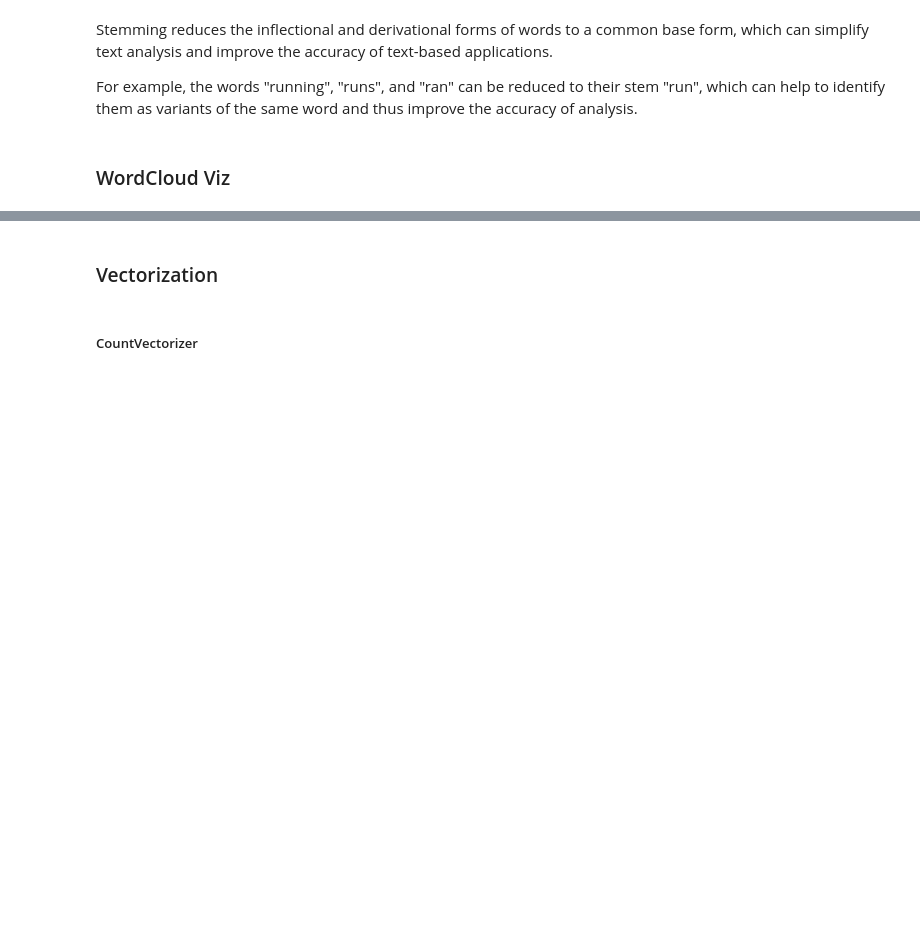
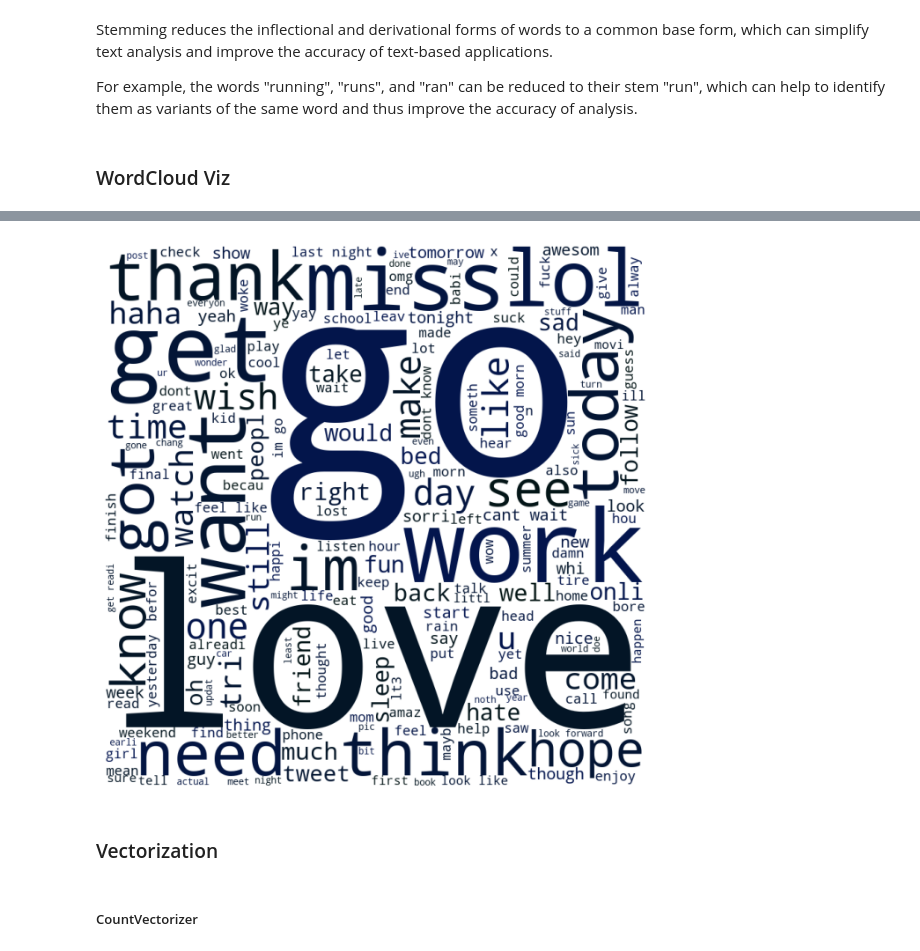
Before and after one commit to vishal-parameswaran/Suicidal_Intent_NLP_Classifier, a Jupyter notebook: Simple models.ipynb, the cells around one changed output, grey strips where cells are left out. Drawn from its saved outputs; the diff is of its cells as text; code cells hidden in the pictures; blank space fills up the shorter version.

```diff
--- a/Simple models.ipynb
+++ b/Simple models.ipynb
@@ -94,20 +129,21 @@ plt.show()
 # %%
-
-stop_words = ["amp", "quot"]
 
 # create a WordCloud object
 wordcloud = WordCloud(stopwords = stop_words,
                       width = 800, height = 800,
                       background_color = "white",
                      min_font_size = 10)
 
 text1 = " ".join(i for i in train_df[train_df["target"]==1].text)
 text1 = text1 + " ".join(i for i in val_df[val_df["target"]==1].text)
 wordcloud = wordcloud.generate(text)
+wordcloud.recolor(color_func=grey_color_func, random_state=3)
 plt.figure(figsize=(8,8))
 plt.imshow(wordcloud)
 plt.axis("off")
 plt.show()
+# %% [output]
+[figure, added]
 # %% [markdown]
 ### Vectorization
 # %% [markdown]
```
Also changed, not shown: parts of 9 cells of this notebook, 3 other files.
